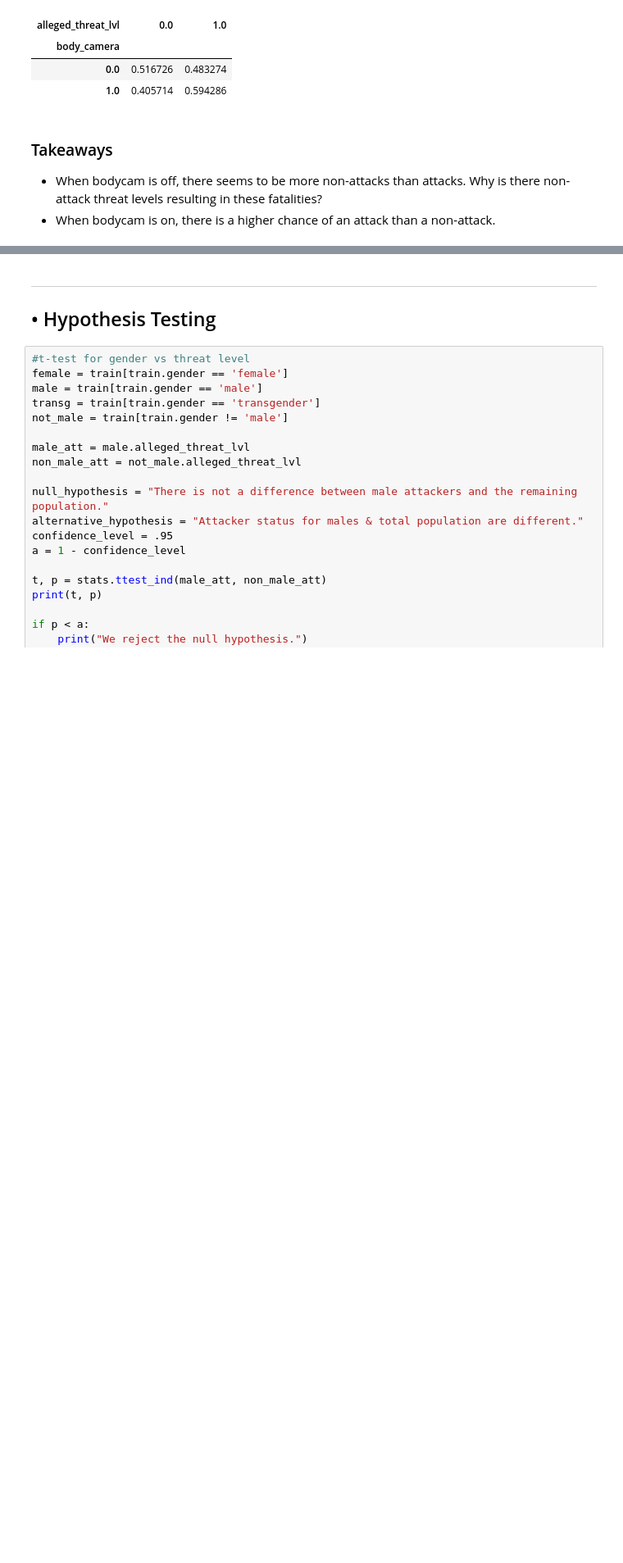
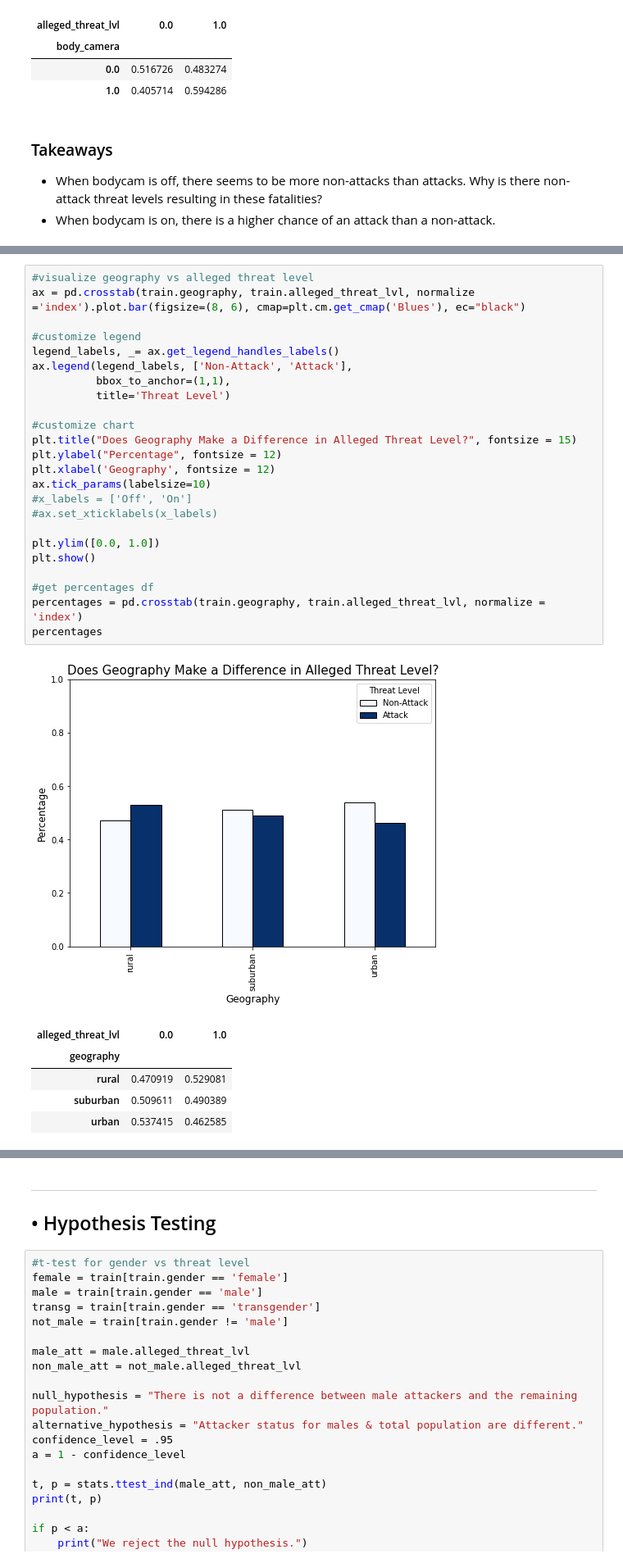
Before and after one commit to MG-Squared/americas_blues, a Jupyter notebook: first_iter_final.ipynb, the cells around one changed output, grey strips where cells are left out. Shown at 82% size. Cells and saved outputs as stored; diff of their text form; blank space fills up the shorter version.

```diff
--- a/first_iter_final.ipynb
+++ b/first_iter_final.ipynb
@@ -540,0 +552,31 @@ percentages
+# %%
+#visualize geography vs alleged threat level
+ax = pd.crosstab(train.geography, train.alleged_threat_lvl, normalize ='index').plot.bar(figsize=(8, 6), cmap=plt.cm.get_cmap('Blues'), ec="black")
+
+#customize legend
+legend_labels, _= ax.get_legend_handles_labels()
+ax.legend(legend_labels, ['Non-Attack', 'Attack'],
+          bbox_to_anchor=(1,1),
+          title='Threat Level')
+
+#customize chart
+plt.title("Does Geography Make a Difference in Alleged Threat Level?", fontsize = 15)
+plt.ylabel("Percentage", fontsize = 12)
+plt.xlabel('Geography', fontsize = 12)
+ax.tick_params(labelsize=10)
+#x_labels = ['Off', 'On']
+#ax.set_xticklabels(x_labels)
+
+plt.ylim([0.0, 1.0])
+plt.show()
+
+#get percentages df
+percentages = pd.crosstab(train.geography, train.alleged_threat_lvl, normalize = 'index')
+percentages
+# %% [output]
+[figure, added]
+| alleged_threat_lvl | 0.0 | 1.0 |
+| geography |  |  |
+| rural | 0.470919 | 0.529081 |
+| suburban | 0.509611 | 0.490389 |
+| urban | 0.537415 | 0.462585 |
```
Also changed, not shown: parts of 7 cells of this notebook.
